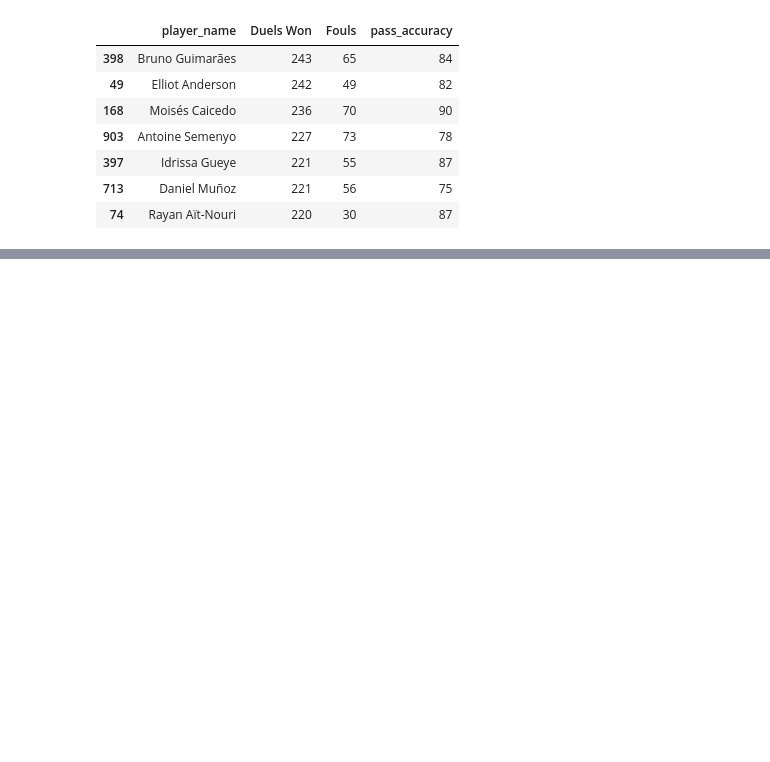
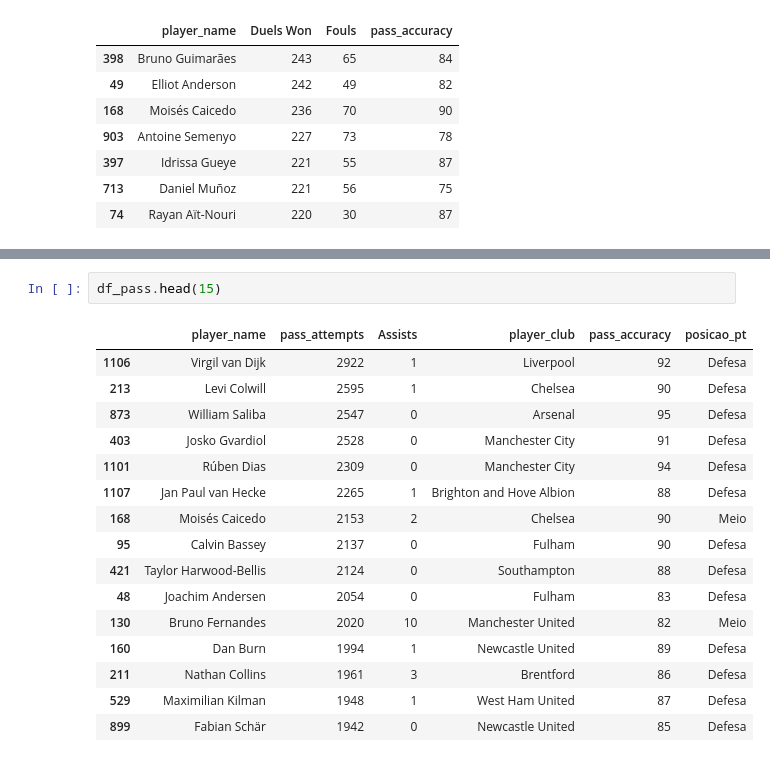
Before and after one commit to guilhermeej/premier-league-24-25-analysis, a Jupyter notebook: premier-league.ipynb, the cells around one changed output, grey strips where cells are left out. Cells and saved outputs as stored; diff of their text form; blank space fills up the shorter version.

```diff
--- a/premier-league.ipynb
+++ b/premier-league.ipynb
@@ -448,0 +469,19 @@ plt.show()
+# %%
+df_pass.head(15)
+# %% [output]
+|  | player_name | pass_attempts | Assists | player_club | pass_accuracy | posicao_pt |
+| 1106 | Virgil van Dijk | 2922 | 1 | Liverpool | 92 | Defesa |
+| 213 | Levi Colwill | 2595 | 1 | Chelsea | 90 | Defesa |
+| 873 | William Saliba | 2547 | 0 | Arsenal | 95 | Defesa |
+| 403 | Josko Gvardiol | 2528 | 0 | Manchester City | 91 | Defesa |
+| 1101 | Rúben Dias | 2309 | 0 | Manchester City | 94 | Defesa |
+| 1107 | Jan Paul van Hecke | 2265 | 1 | Brighton and Hove Albion | 88 | Defesa |
+| 168 | Moisés Caicedo | 2153 | 2 | Chelsea | 90 | Meio |
+| 95 | Calvin Bassey | 2137 | 0 | Fulham | 90 | Defesa |
+| 421 | Taylor Harwood-Bellis | 2124 | 0 | Southampton | 88 | Defesa |
+| 48 | Joachim Andersen | 2054 | 0 | Fulham | 83 | Defesa |
+| 130 | Bruno Fernandes | 2020 | 10 | Manchester United | 82 | Meio |
+| 160 | Dan Burn | 1994 | 1 | Newcastle United | 89 | Defesa |
+| 211 | Nathan Collins | 1961 | 3 | Brentford | 86 | Defesa |
+| 529 | Maximilian Kilman | 1948 | 1 | West Ham United | 87 | Defesa |
+| 899 | Fabian Schär | 1942 | 0 | Newcastle United | 85 | Defesa |
```
Also changed, not shown: parts of 5 cells of this notebook.
